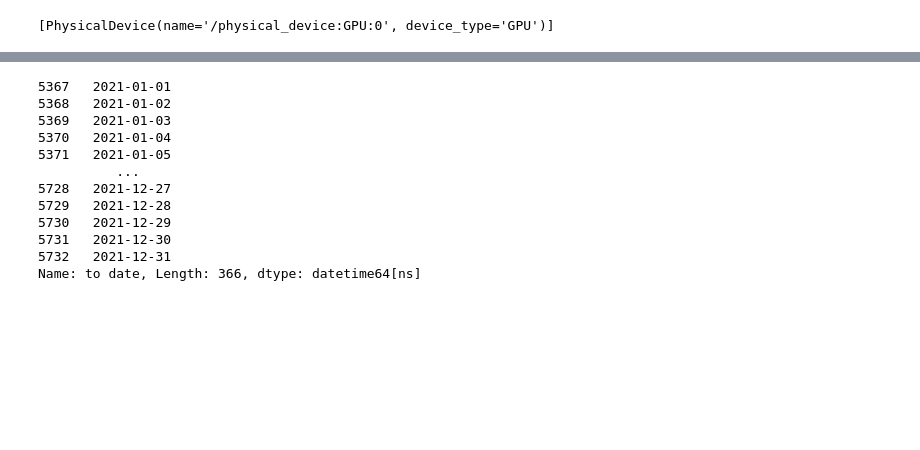
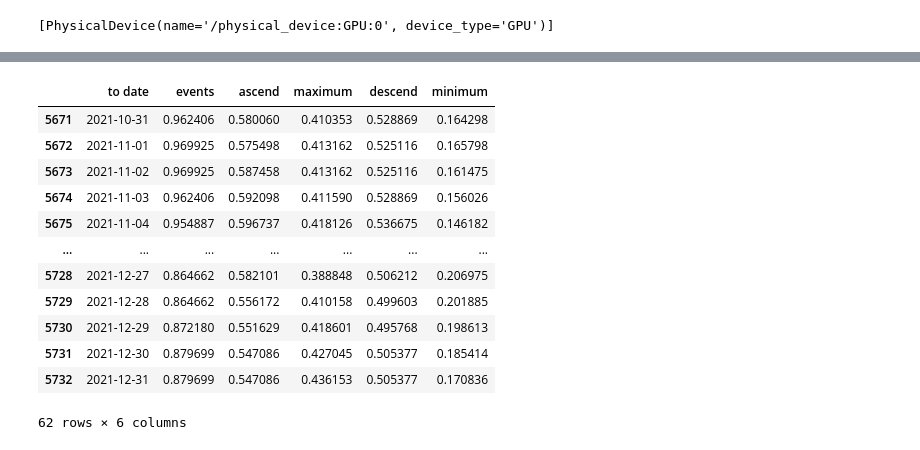
Before and after one commit to SalikhMagomedov/geo, a Jupyter notebook: notebooks/analysis_nn.ipynb, the cells around one changed output, grey strips where cells are left out. Saved outputs shown, nothing was run; the diff lists cells and outputs as text; code cells hidden in the pictures; blank space fills up the shorter version.

```diff
--- a/notebooks/analysis_nn.ipynb
+++ b/notebooks/analysis_nn.ipynb
@@ -163,20 +220,21 @@ X_pred = reserved_data[condition].drop(['to date'], axis=1)
 result_pred = model.predict(X_pred)
 result_proba = tf.nn.sigmoid(result_pred).numpy()
 # %%
-reserved_data[condition]['to date']
+reserved_data[condition]
 # %% [output]
+|  | to date | events | ascend | maximum | descend | minimum |
+| 5671 | 2021-10-31 | 0.962406 | 0.580060 | 0.410353 | 0.528869 | 0.164298 |
+| 5672 | 2021-11-01 | 0.969925 | 0.575498 | 0.413162 | 0.525116 | 0.165798 |
+| 5673 | 2021-11-02 | 0.969925 | 0.587458 | 0.413162 | 0.525116 | 0.161475 |
+| 5674 | 2021-11-03 | 0.962406 | 0.592098 | 0.411590 | 0.528869 | 0.156026 |
+| 5675 | 2021-11-04 | 0.954887 | 0.596737 | 0.418126 | 0.536675 | 0.146182 |
+| ... | ... | ... | ... | ... | ... | ... |
+| 5728 | 2021-12-27 | 0.864662 | 0.582101 | 0.388848 | 0.506212 | 0.206975 |
+| 5729 | 2021-12-28 | 0.864662 | 0.556172 | 0.410158 | 0.499603 | 0.201885 |
+| 5730 | 2021-12-29 | 0.872180 | 0.551629 | 0.418601 | 0.495768 | 0.198613 |
+| 5731 | 2021-12-30 | 0.879699 | 0.547086 | 0.427045 | 0.505377 | 0.185414 |
+| 5732 | 2021-12-31 | 0.879699 | 0.547086 | 0.436153 | 0.505377 | 0.170836 |
-5367   2021-01-01
-5368   2021-01-02
-5369   2021-01-03
-5370   2021-01-04
-5371   2021-01-05
-          ...
-5728   2021-12-27
-5729   2021-12-28
-5730   2021-12-29
-5731   2021-12-30
-5732   2021-12-31
-Name: to date, Length: 366, dtype: datetime64[ns]
+62 rows × 6 columns
 # %%
 figure_x = reserved_data[condition]['to date']
 figure_x_text = figure_x.map(lambda e: f'[{(e + DATE_TARGET_OFFSET).strftime("%d.%m.%Y")}..{(e + DATE_TARGET_OFFSET + DATE_TARGET_DURATION).strftime("%d.%m.%Y")}]')
```
Also changed, not shown: parts of 18 cells of this notebook.
